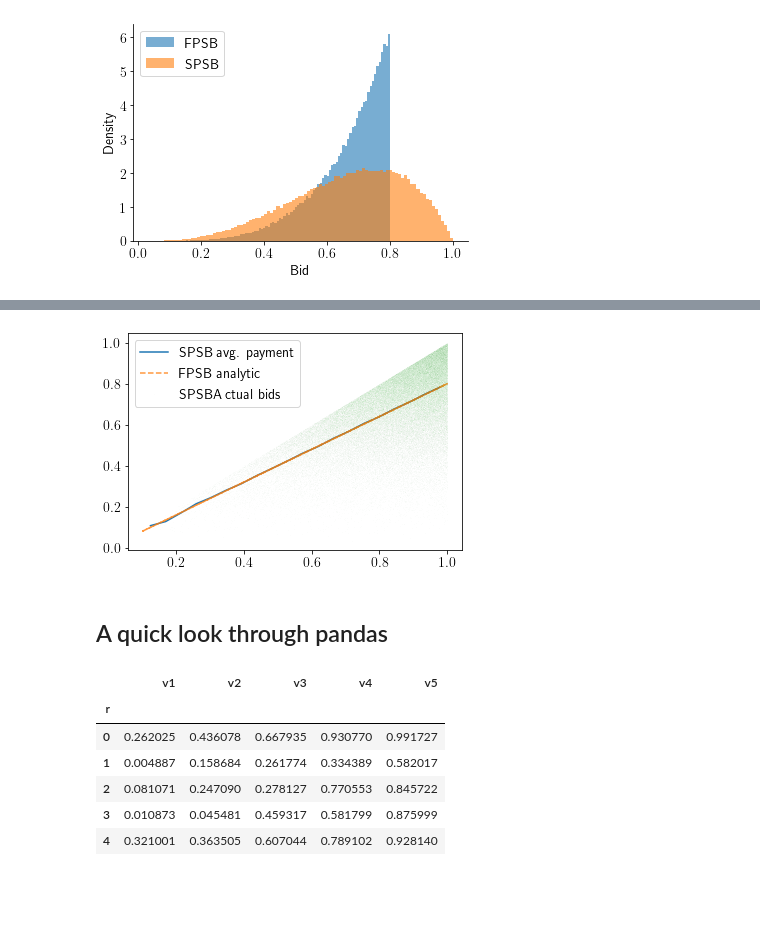
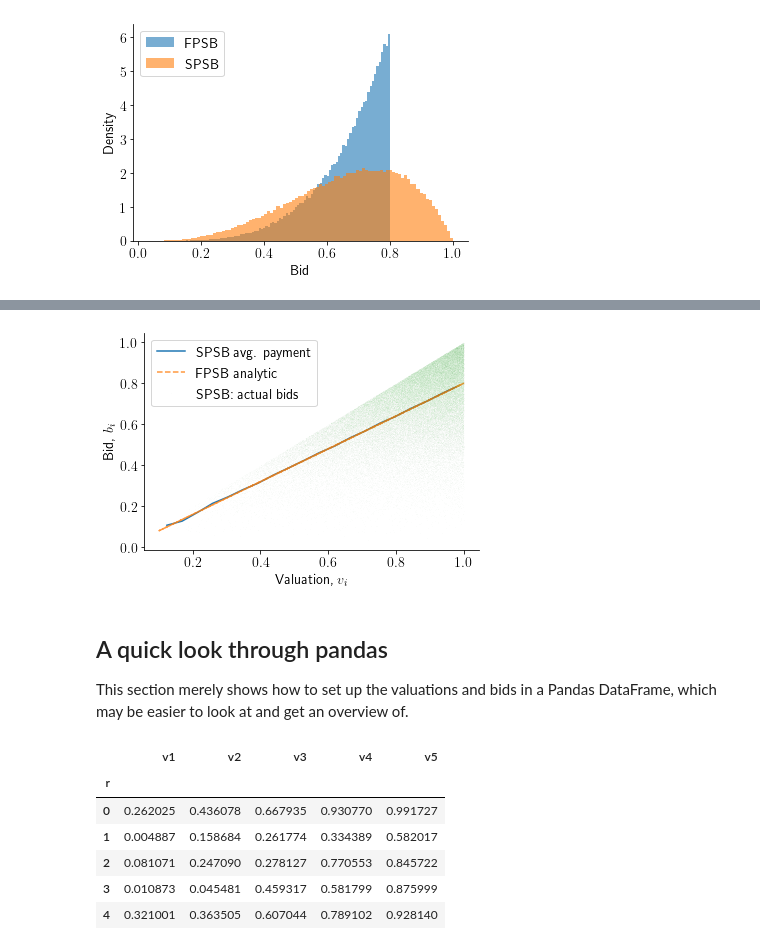
Before and after one commit to GamEconCph/Lectures-2021, a Jupyter notebook: Bayesian Games/revenue_equivalence.ipynb, the cells around one changed output, grey strips where cells are left out. Saved outputs shown, nothing was run; the diff lists cells and outputs as text; code cells hidden in the pictures; blank space fills up the shorter version.

```diff
--- a/Bayesian Games/revenue_equivalence.ipynb
+++ b/Bayesian Games/revenue_equivalence.ipynb
@@ -55,13 +90,15 @@ yy = binned.statistic
 # %%
 fig,ax = plt.subplots();
 ax.plot(xx, yy,                        label='SPSB avg. payment');
 ax.plot(v[-1, :], b[-1, :], '--', alpha=0.8, label='FPSB analytic');
-ax.plot(v[-1, :], v[-2, :], 'o', alpha=0.05, markersize=.1, label='SPSBA ctual bids');
-ax.legend(loc='best');
+ax.plot(v[-1, :], v[-2, :], 'o', alpha=0.05, markersize=.1, label='SPSB: actual bids');
+ax.legend(loc='best'); sns.despine(); ax.set_xlabel('Valuation, $v_i$'); ax.set_ylabel('Bid, $b_i$');
 # %% [output]
-[figure, old version]
+[figure, new version]
-# %% [markdown]
-## A quick look through pandas
+# %% [markdown]
+## A quick look through pandas
+
+This section merely shows how to set up the valuations and bids in a Pandas DataFrame, which may be easier to look at and get an overview of.
 # %%
 mat = (v.T, b.T)
 mat = np.hstack(mat)
```
Also changed, not shown: parts of 29 cells of this notebook, 1 other file.
